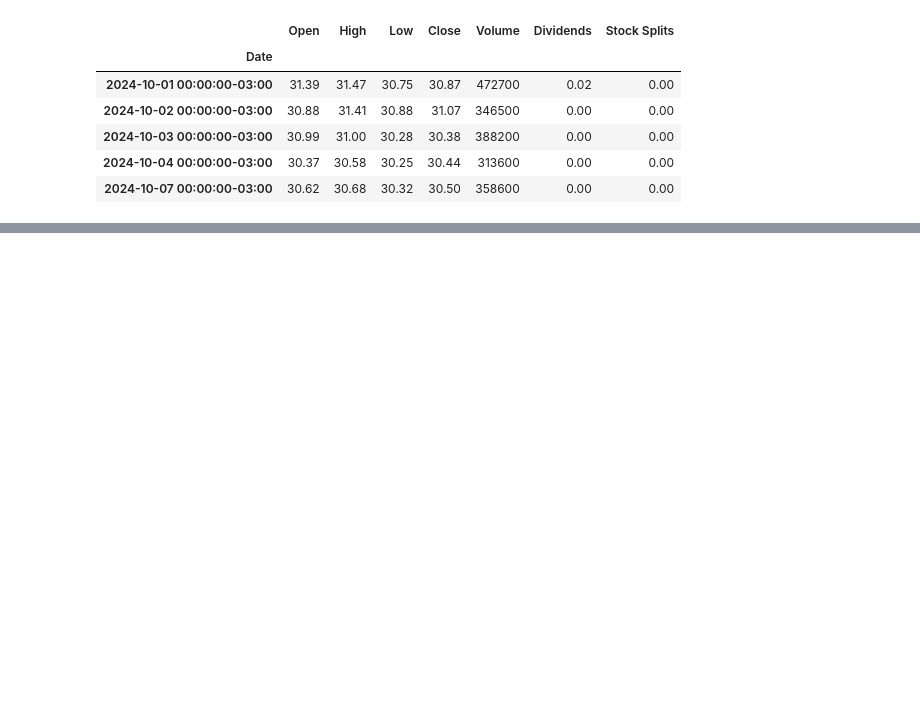
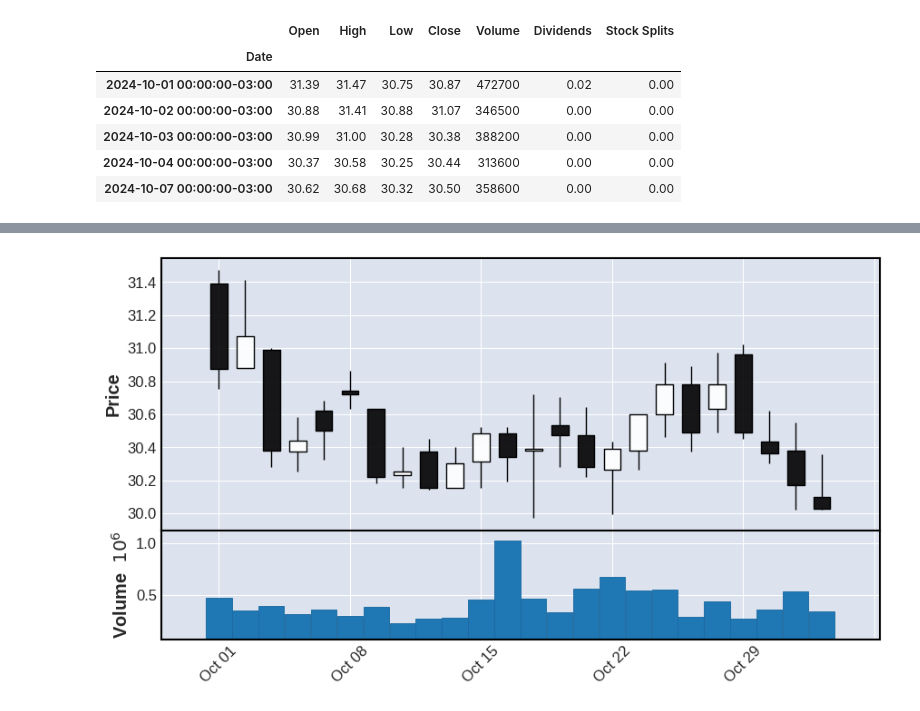
Before and after one commit to Felipe-Pinto/python_para_investimentos, a Jupyter notebook: CandleStick.ipynb, the cells around one changed output, grey strips where cells are left out. Cells and saved outputs as stored; diff of their text form; code cells hidden in the pictures; blank space fills up the shorter version.

```diff
--- a/CandleStick.ipynb
+++ b/CandleStick.ipynb
@@ -88,0 +149,6 @@ dados.head()
+# %%
+# Plot com as velas de preço
+
+mpf.plot(dados, type = 'candle', figsize = (11,6), volume = True)
+# %% [output]
+[figure, added]
```
Also changed, not shown: parts of 15 cells of this notebook.
